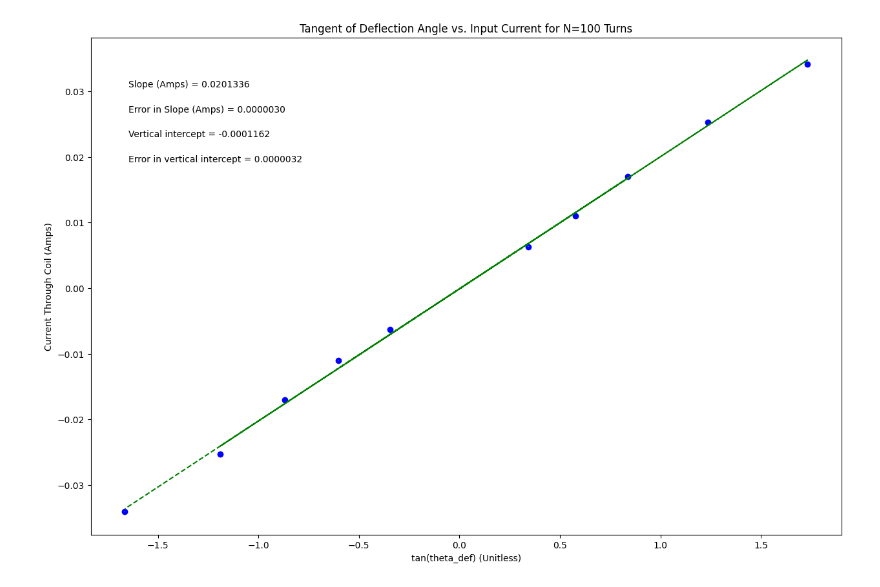
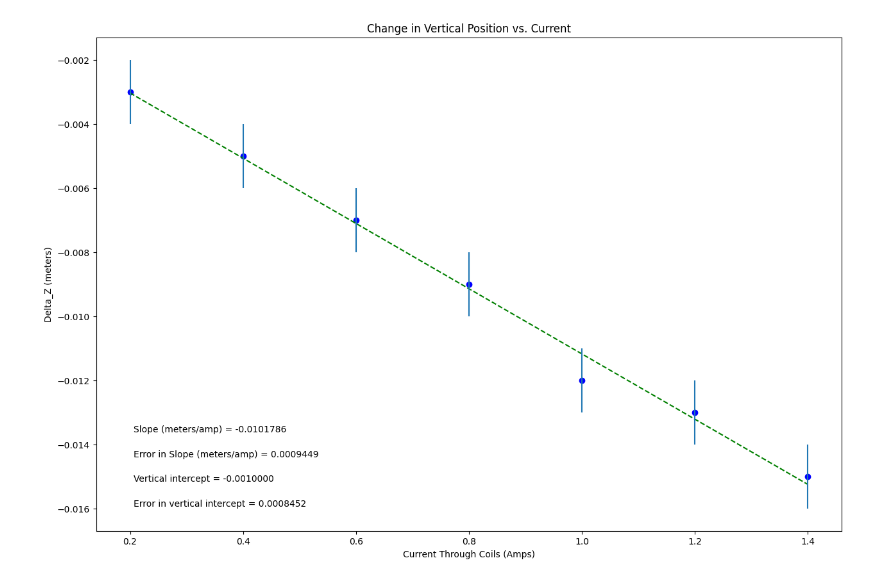
Before and after one commit to ryanbarto02/Physics-218-Spring-2026, a Jupyter notebook: PHSX_Lab_Plot_Local_Magnetic_Field_Ryan_Barto.ipynb, the cells around one changed output. Drawn from its saved outputs; the diff is of its cells as text; code cells hidden in the pictures.

```diff
--- a/PHSX_Lab_Plot_Local_Magnetic_Field_Ryan_Barto.ipynb
+++ b/PHSX_Lab_Plot_Local_Magnetic_Field_Ryan_Barto.ipynb
@@ -19,11 +139,11 @@ import matplotlib.pyplot as plt
 #variable names should start with a letter and must contain only letters, numbers, and underscores
 
 
-xvariable_changeme = np.array([0.3443,-0.3443,-0.6009,0.5774,0.8391,-0.8693,-1.1918,1.2349,1.7321,-1.6643])
+xvariable_changeme = np.array([0.2,0.4,0.6,0.8,1.0,1.2,1.4])
 
-yvariable_changeme = np.array([0.00633,-0.00633,-0.01099,0.01097,0.01704,-0.01703,-0.0253,0.0253,0.0341,-0.0341])
+yvariable_changeme = np.array([-0.003,-0.005,-0.007,-0.009,-0.012,-0.013,-0.015])
 
-err_yvariable_changeme = np.array([0.00001,0.00001,0.00001,0.00001,0.00001,0.00001,0.00001,0.00001,0.00001,0.00001])
+err_yvariable_changeme = np.array([0.001,0.001,0.001,0.001,0.001,0.001,0.001])
 
 
 
@@ -37,15 +157,15 @@ dy = err_yvariable_changeme        #this should be your error in y array
 
 #UPDATE EACH OF THESE 4 STRINGS FOR YOUR PLOT LABELS AS YOU WANT THEM TO APPEAR
 
-plot_title= 'Tangent of Deflection Angle vs. Input Current for N=100 Turns'
-x_label= 'tan(theta_def) (Unitless)'
-y_label= 'Current Through Coil (Amps)'
-slope_units= "Amps"
+plot_title= 'Change in Vertical Position vs. Current'
+x_label= 'Current Through Coils (Amps)'
+y_label= 'Delta_Z (meters)'
+slope_units= "meters/amp"
 
 #UPDATE ANNOTATION PLACEMENT SO IT'S OUT OF WAY OF PLOTTED DATA AND BEST FIT LINE
 #integer from 1 to 4, top R corner is 1 (counter-clockwise from there)
 
-annotation_placement=2
+annotation_placement=3
 
 
 #-----------------------------------------------------------------------#
@@ -92,31 +212,31 @@ elif annotation_placement==3 or annotation_placement==4:
 #Don't need to change anything in this section!
 
 #Plot data on graph. Plot error bars and place values for slope,
 #error in slope, and vertical intercept (plus error) on the plot using "annotate"
 
 plt.figure(figsize=(15,10))
 
 plt.plot(x, fit, color='green', linestyle='--')
 plt.scatter(x, y, color='blue', marker='o')
 
 plt.xlabel(x_label)
 plt.ylabel(y_label)
 plt.title(plot_title)
 
 plt.errorbar(x, y, yerr=dy, xerr=None, fmt="none") #don't need to plot x error bars
 
 plt.annotate('Slope ({}) = {value:.{digits}f}'.format(slope_units,value=m, digits=7),
              (xpos, ypos[0]), xycoords='axes fraction')
 
 plt.annotate('Error in Slope ({}) = {value:.{digits}f}'.format(slope_units,value=dm, digits=7),
              (xpos, ypos[1]), xycoords='axes fraction')
 
 plt.annotate('Vertical intercept = {value:.{digits}f}'.format(value=b, digits=7),
              (xpos, ypos[2]), xycoords='axes fraction')
 
 plt.annotate('Error in vertical intercept = {value:.{digits}f}'.format(value=db, digits=7),
              (xpos, ypos[3]), xycoords='axes fraction')
 
 plt.show()
 # %% [output]
-[figure, old version]
+[figure, new version]
```
Also changed, not shown: parts of 3 cells of this notebook.
